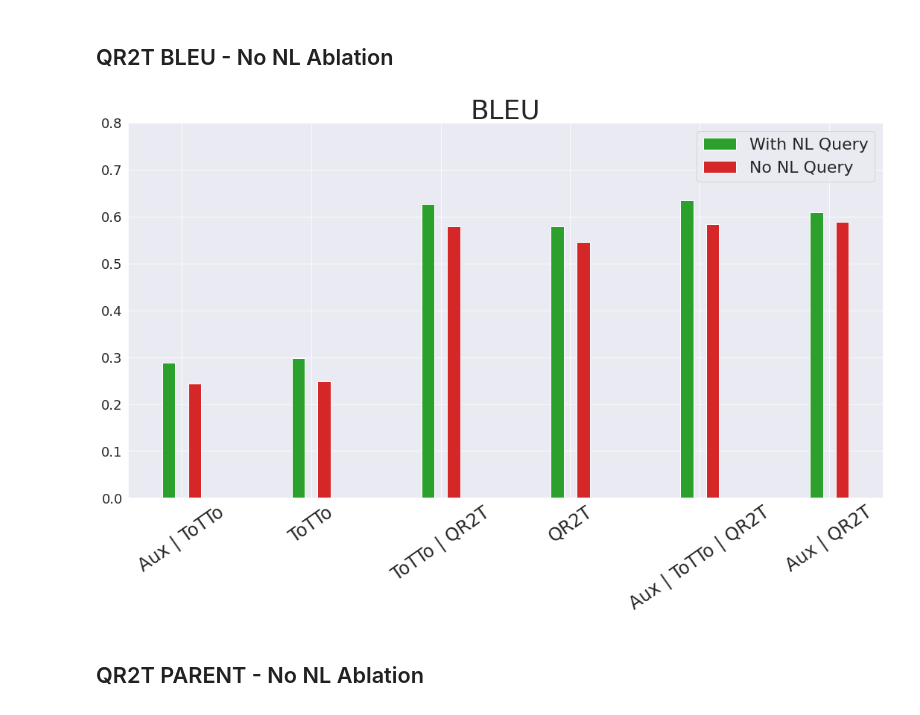
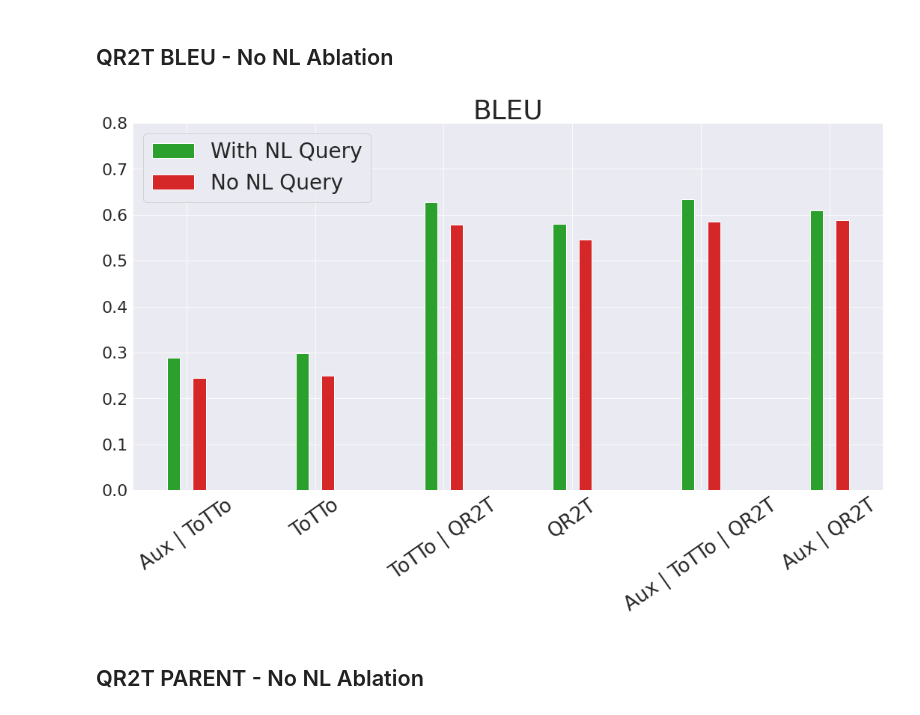
Before and after one commit to athenarc/Data2Text, a Jupyter notebook: notebooks/visualizations.ipynb, the cells around one changed output. Saved outputs shown, nothing was run; the diff lists cells and outputs as text; code cells hidden in the pictures.

```diff
--- a/notebooks/visualizations.ipynb
+++ b/notebooks/visualizations.ipynb
@@ -37,28 +37,28 @@ df_bleu = pd.DataFrame(bleu_values, columns=['name', 'no_nl', 'with_nl'])
 # %%
 fig, ax = plt.subplots(figsize=(15,10))
 
 current_step = 1
 # plt.subplot(1, 2, 1)
 
 for _, row in df_bleu.iterrows():
     plt.bar([current_step], [row['with_nl']], width=0.1, color='tab:green', label="With NL Query" if row['name'] == 'ToTTo' else None)
     plt.bar([current_step + 0.2], [row['no_nl']], width=0.1, color='tab:red', label="No NL Query" if row['name'] == 'ToTTo' else None)
 
     current_step += 1
 
-plt.xticks(np.arange(1.1, 7.1), fontsize=24, rotation=35)
-plt.yticks(fontsize=18)
+plt.xticks(np.arange(1.1, 7.1), fontsize=26, rotation=35)
+plt.yticks(fontsize=22)
 ax.set_xticklabels(df_bleu['name'])
 
 plt.ylim([0, 0.8])
-plt.legend(fontsize=22)
+plt.legend(fontsize=28)
 plt.title('BLEU', fontsize=36)
 
 plt.tight_layout()
 fig.savefig('../storage/results/plots/bleu_no_nl.png', format='png', dpi=600)
 plt.show()
 # %% [output]
-[figure, old version]
+[figure, new version]
 # %% [markdown]
 ## QR2T PARENT - No NL Ablation
 # %%
```
Also changed, not shown: parts of 5 cells of this notebook, 20 other files.
